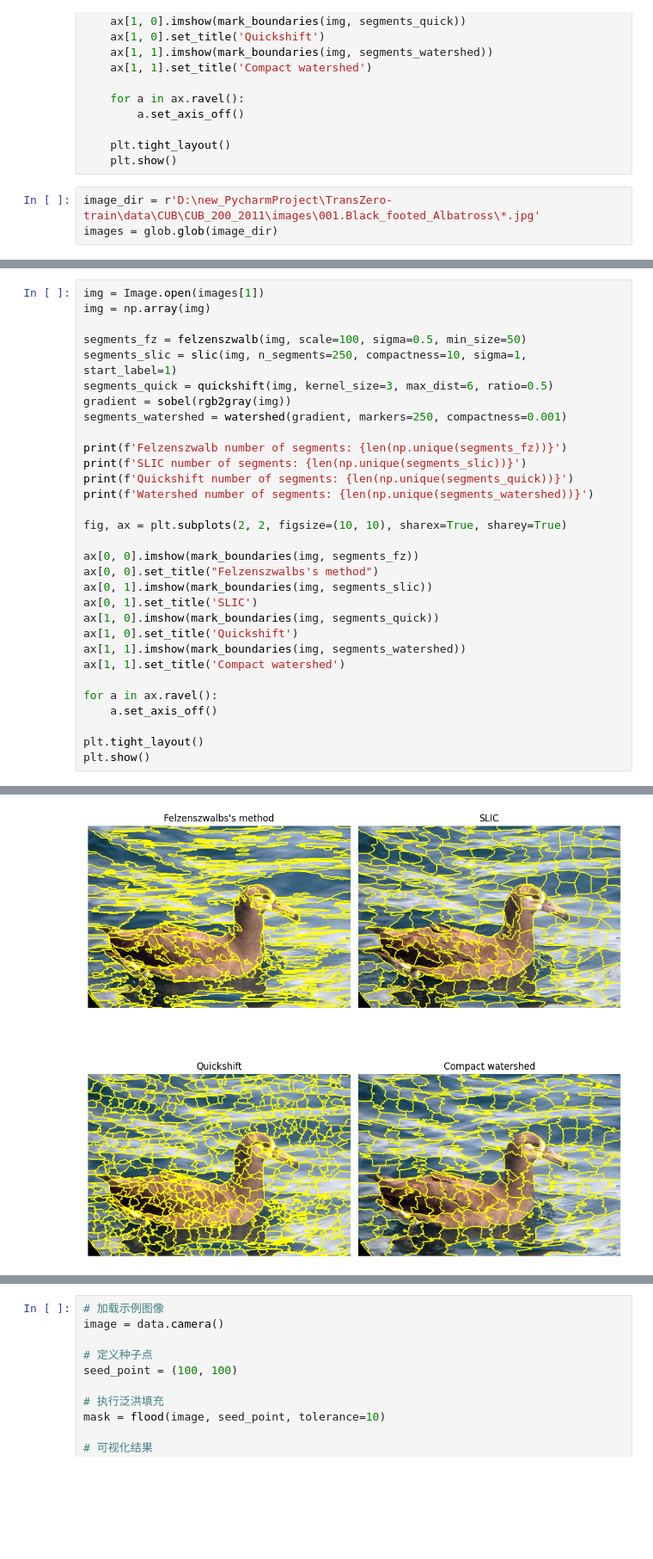
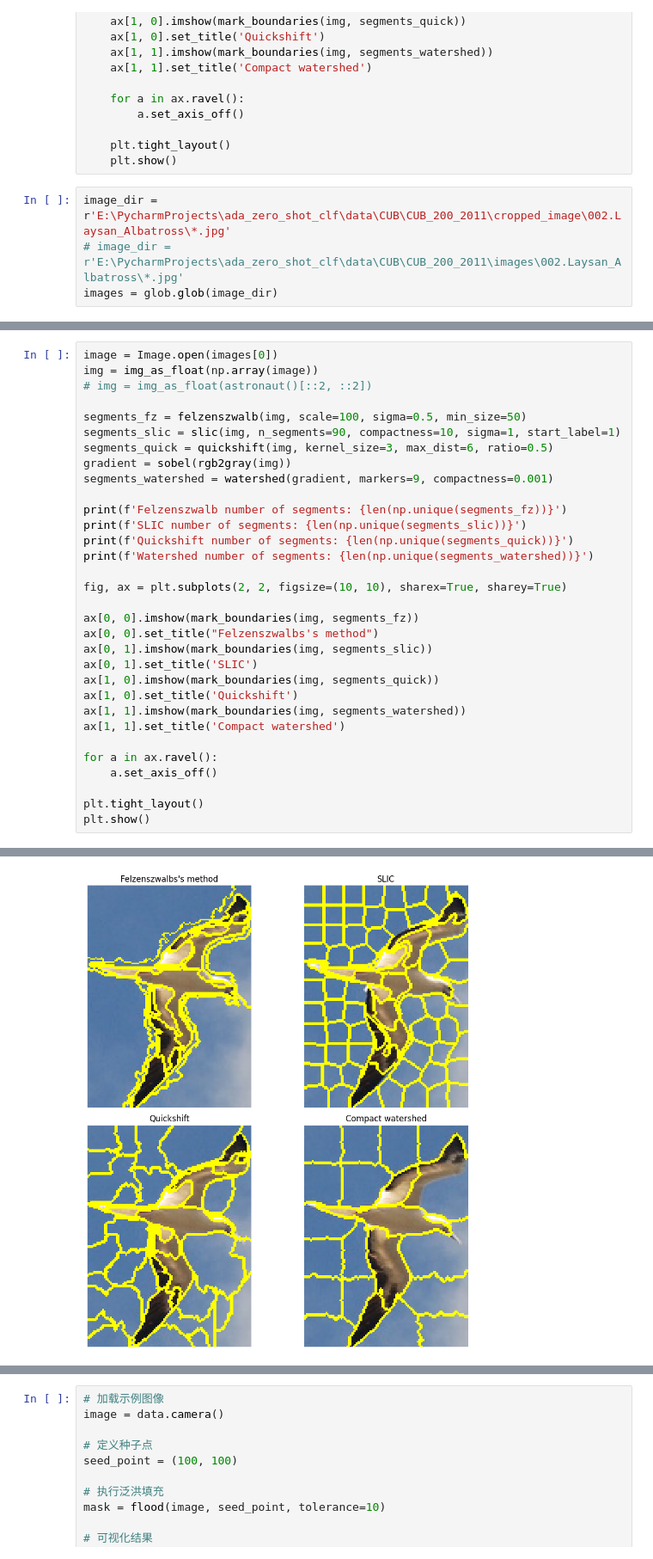
Before and after one commit to hoarjour/ada_zero_shot, a Jupyter notebook: temp.ipynb, the cells around one changed output, grey strips where cells are left out. Shown at 86% size. Saved outputs shown, nothing was run; the diff lists cells and outputs as text; blank space fills up the shorter version.

```diff
--- a/temp.ipynb
+++ b/temp.ipynb
@@ -44,5 +45,6 @@ def compare(img_path):
     plt.tight_layout()
     plt.show()
 # %%
-image_dir = r'D:\new_PycharmProject\TransZero-train\data\CUB\CUB_200_2011\images\001.Black_footed_Albatross\*.jpg'
+image_dir = r'E:\PycharmProjects\ada_zero_shot_clf\data\CUB\CUB_200_2011\cropped_image\002.Laysan_Albatross\*.jpg'
+# image_dir = r'E:\PycharmProjects\ada_zero_shot_clf\data\CUB\CUB_200_2011\images\002.Laysan_Albatross\*.jpg'
 images = glob.glob(image_dir)
@@ -57,12 +51,13 @@ Watershed number of segments: 247
 # %%
-img = Image.open(images[1])
-img = np.array(img)
+image = Image.open(images[0])
+img = img_as_float(np.array(image))
+# img = img_as_float(astronaut()[::2, ::2])
 
 segments_fz = felzenszwalb(img, scale=100, sigma=0.5, min_size=50)
-segments_slic = slic(img, n_segments=250, compactness=10, sigma=1, start_label=1)
+segments_slic = slic(img, n_segments=90, compactness=10, sigma=1, start_label=1)
 segments_quick = quickshift(img, kernel_size=3, max_dist=6, ratio=0.5)
 gradient = sobel(rgb2gray(img))
-segments_watershed = watershed(gradient, markers=250, compactness=0.001)
+segments_watershed = watershed(gradient, markers=9, compactness=0.001)
 
 print(f'Felzenszwalb number of segments: {len(np.unique(segments_fz))}')
 print(f'SLIC number of segments: {len(np.unique(segments_slic))}')
@@ -93,2 +88,2 @@ Watershed number of segments: 247
-[figure, old version]
+[figure, new version]
 # %%
```
Also changed, not shown: parts of 49 cells of this notebook, 5 other files.
